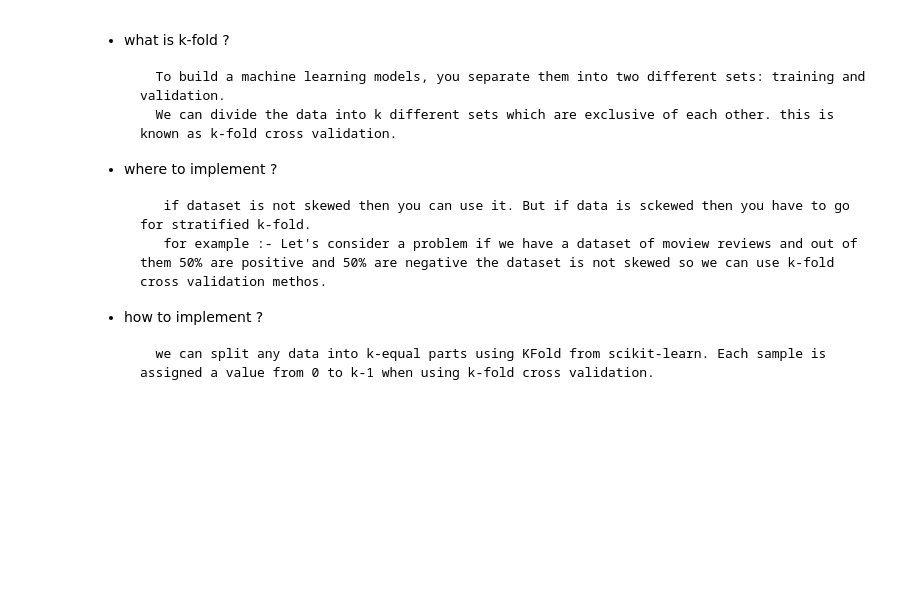
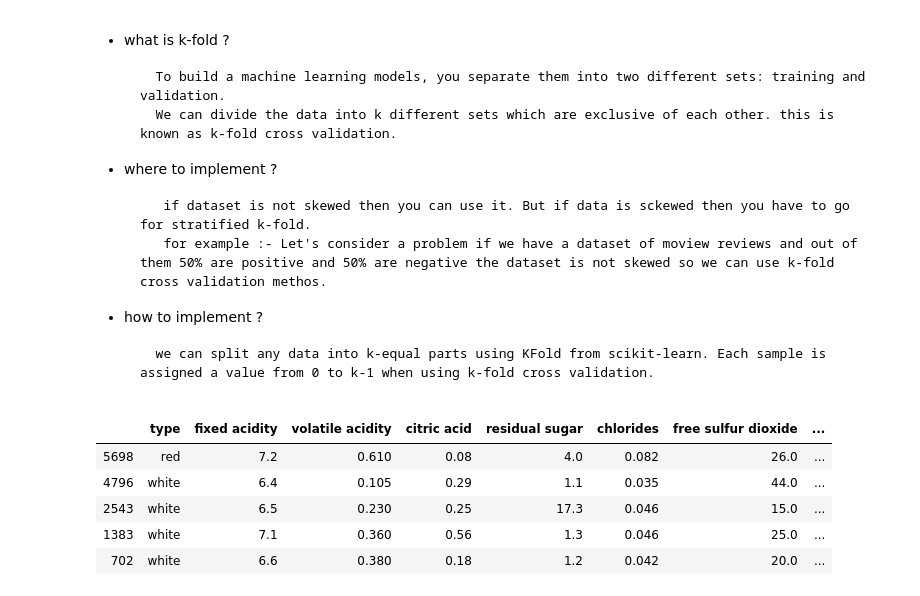
Before and after one commit to divaymohan/Easy-MachineLearning, a Jupyter notebook: supervisedVsUnsupervised/Cross_Validation.ipynb, the cells around one changed output. Cells and saved outputs as stored; diff of their text form; code cells hidden in the pictures; blank space fills up the shorter version.

```diff
--- a/supervisedVsUnsupervised/Cross_Validation.ipynb
+++ b/supervisedVsUnsupervised/Cross_Validation.ipynb
@@ -251,0 +261,17 @@ def _kfold(fileName):
+# %%
+df = shuffle(df)
+df = shuffle(df)
+df = shuffle(df)
+df = shuffle(df)
+df = shuffle(df)
+df = shuffle(df)
+df = shuffle(df)
+df = shuffle(df)
+df.head(5)
+# %% [output]
+|  | type | fixed acidity | volatile acidity | citric acid | residual sugar | chlorides | free sulfur dioxide | ... |
+| 5698 | red | 7.2 | 0.610 | 0.08 | 4.0 | 0.082 | 26.0 | ... |
+| 4796 | white | 6.4 | 0.105 | 0.29 | 1.1 | 0.035 | 44.0 | ... |
+| 2543 | white | 6.5 | 0.230 | 0.25 | 17.3 | 0.046 | 15.0 | ... |
+| 1383 | white | 7.1 | 0.360 | 0.56 | 1.3 | 0.046 | 25.0 | ... |
+| 702 | white | 6.6 | 0.380 | 0.18 | 1.2 | 0.042 | 20.0 | ... |
```
Also changed, not shown: parts of 7 cells of this notebook, 1 other file.
